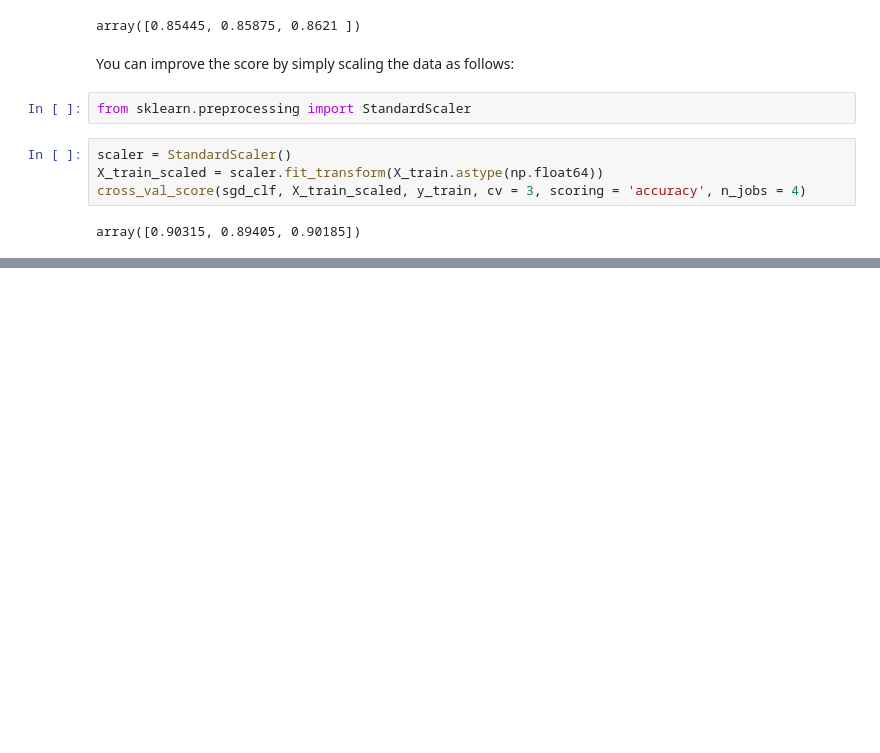
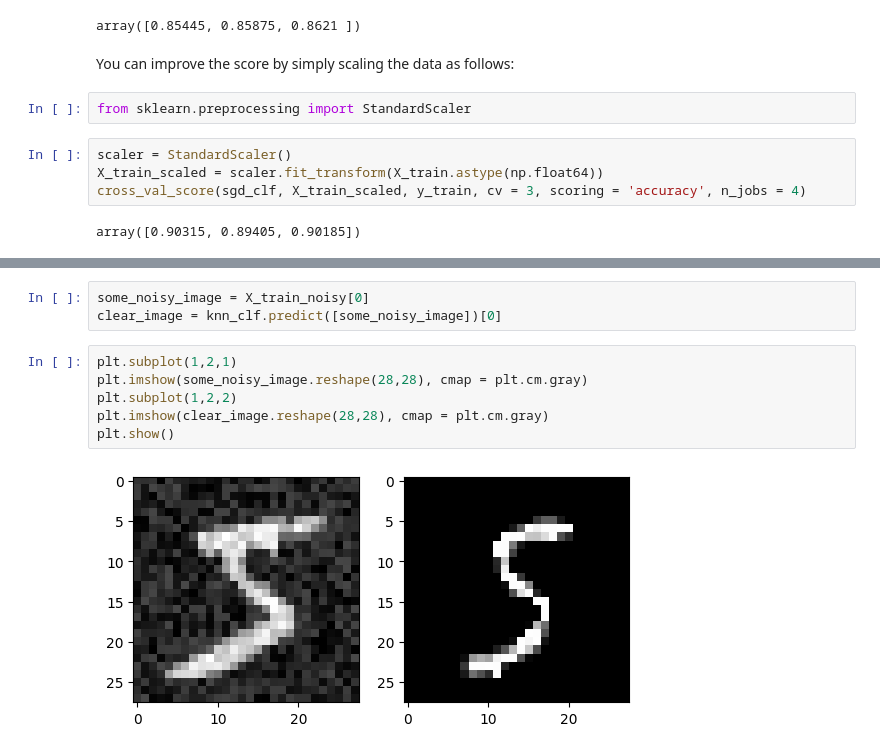
Before and after one commit to Thoalfeqar-gata/Hands-on-machine-learing-, a Jupyter notebook: Classification/main.ipynb, the cells around one changed output, grey strips where cells are left out. Drawn from its saved outputs; the diff is of its cells as text; blank space fills up the shorter version.

```diff
--- a/Classification/main.ipynb
+++ b/Classification/main.ipynb
@@ -299,0 +402,11 @@ array([0.90315, 0.89405, 0.90185])
+# %%
+some_noisy_image = X_train_noisy[0]
+clear_image = knn_clf.predict([some_noisy_image])[0]
+# %%
+plt.subplot(1,2,1)
+plt.imshow(some_noisy_image.reshape(28,28), cmap = plt.cm.gray)
+plt.subplot(1,2,2)
+plt.imshow(clear_image.reshape(28,28), cmap = plt.cm.gray)
+plt.show()
+# %% [output]
+[figure, added]
```
Also changed, not shown: parts of 18 cells of this notebook, 1 other file.
